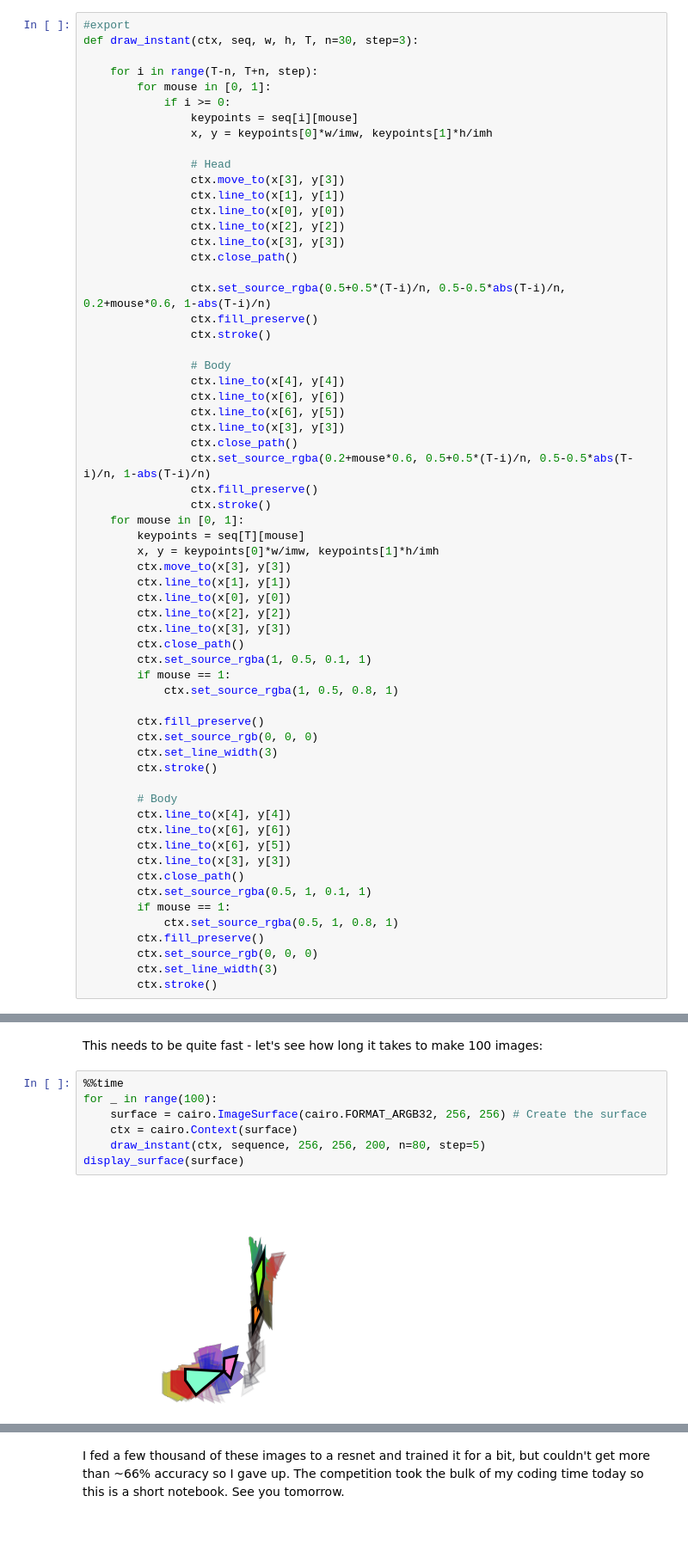
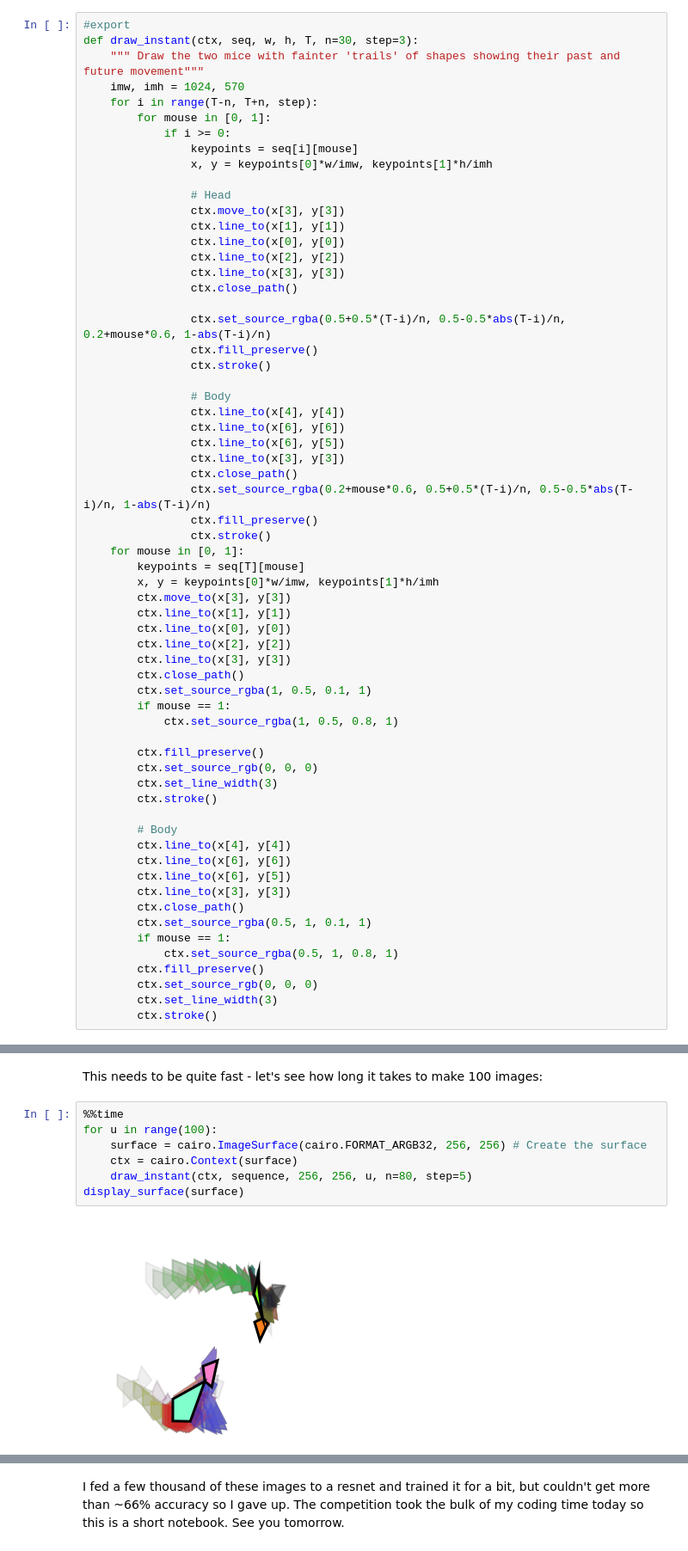
Before and after one commit to johnowhitaker/days_of_code, a Jupyter notebook: 02_Meeting_Mice.ipynb, the cells around one changed output, grey strips where cells are left out. Shown at 86% size. Saved outputs shown, nothing was run; the diff lists cells and outputs as text.

```diff
--- a/02_Meeting_Mice.ipynb
+++ b/02_Meeting_Mice.ipynb
@@ -93,7 +93,8 @@ We want a static frame, so we modify the above with some colour to show both mic
 # %%
 #export
 def draw_instant(ctx, seq, w, h, T, n=30, step=3):
-
+    """ Draw the two mice with fainter 'trails' of shapes showing their past and future movement"""
+    imw, imh = 1024, 570
     for i in range(T-n, T+n, step):
         for mouse in [0, 1]:
             if i >= 0:
@@ -165,10 +166,10 @@ display_surface(surface)
 This needs to be quite fast - let's see how long it takes to make 100 images:
 # %%
 %%time
-for _ in range(100):
+for u in range(100):
     surface = cairo.ImageSurface(cairo.FORMAT_ARGB32, 256, 256) # Create the surface
     ctx = cairo.Context(surface)
-    draw_instant(ctx, sequence, 256, 256, 200, n=80, step=5)
+    draw_instant(ctx, sequence, 256, 256, u, n=80, step=5)
 display_surface(surface)
 # %% [output]
-[figure, old version]
+[figure, new version]
```
Also changed, not shown: parts of 2 cells of this notebook, 4 other files.
